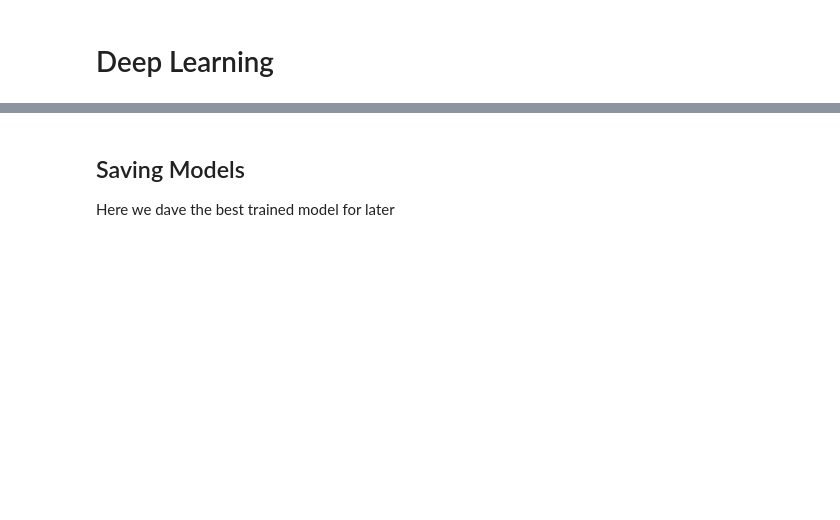
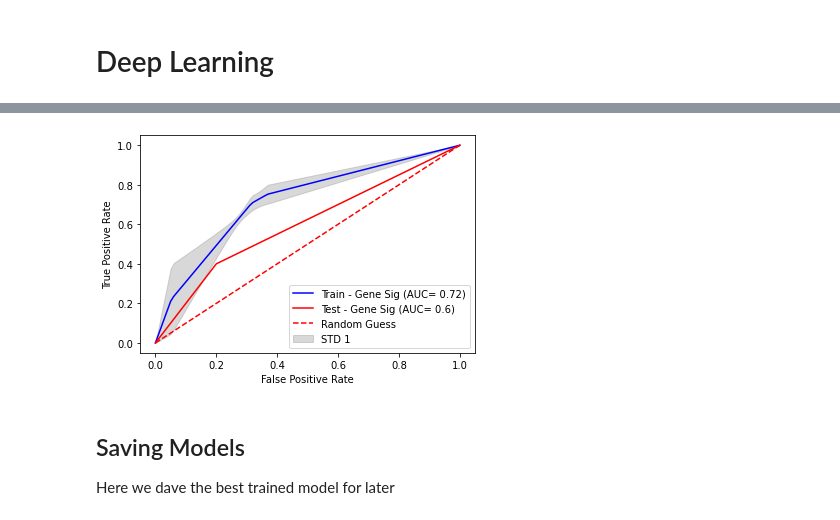
Before and after one commit to hzorkic/machine_learning_and_molecular_docking_for_drug_discovery, a Jupyter notebook: COAD Analysis.ipynb, the cells around one changed output, grey strips where cells are left out. Cells and saved outputs as stored; diff of their text form; code cells hidden in the pictures; blank space fills up the shorter version.

```diff
--- a/COAD Analysis.ipynb
+++ b/COAD Analysis.ipynb
@@ -475,3 +402,27 @@ Overall Acc is:
+# %%
+# COmbine into single plot
+# Calculate Stats of Training
+tprs = np.array(tprs)
+mean_tprs = tprs.mean(axis=0)
+std = tprs.std(axis=0)
+
+# Create First and last point (0,0;1,1)
+tprs_upper = np.minimum(mean_tprs + std, 1)
+tprs_lower = mean_tprs - std
+
+# Plot
+test_label='Test - Gene Sig (AUC= '+str(test_auc_k)+')'
+train_label='Train - Gene Sig (AUC= '+str(round(sum(aucs)/4,2))+')'
+plt.plot(base_fpr, mean_tprs, 'b',label=train_label)
+plt.fill_between(base_fpr, tprs_lower, tprs_upper, color='grey', alpha=0.3,label='STD 1')
+plt.plot(fpr_kera, tpr_kera,'r', label=test_label)
+plt.plot([0, 1], [0, 1],'r--',label='Random Guess')
+plt.ylabel('True Positive Rate')
+plt.xlabel('False Positive Rate')
+plt.legend()
+plt.show()
+# %% [output]
+[figure, added]
 # %% [markdown]
 ## Saving Models
 Here we dave the best trained model for later
```
Also changed, not shown: parts of 12 cells of this notebook.
